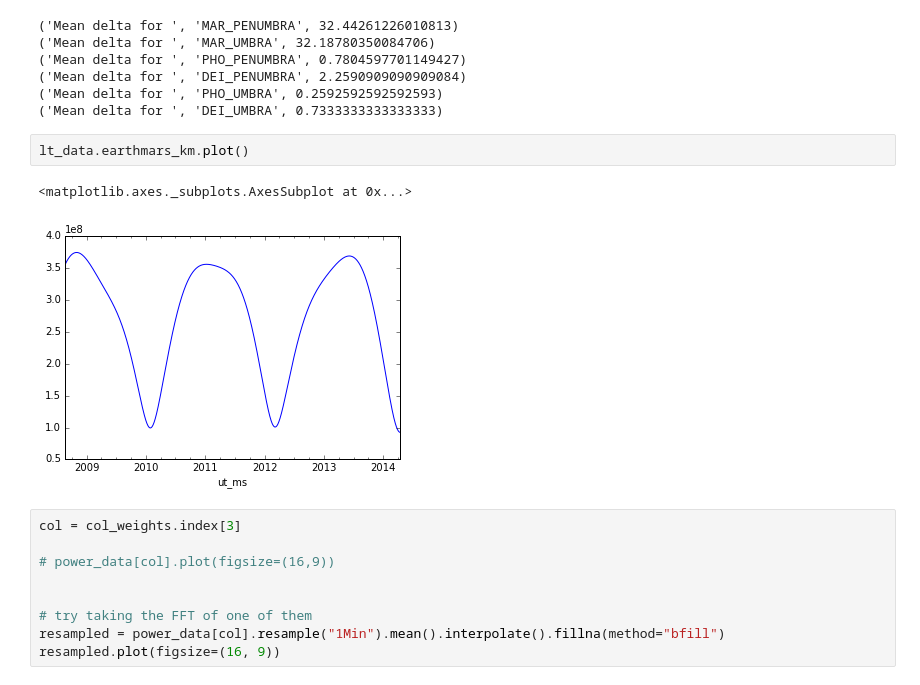
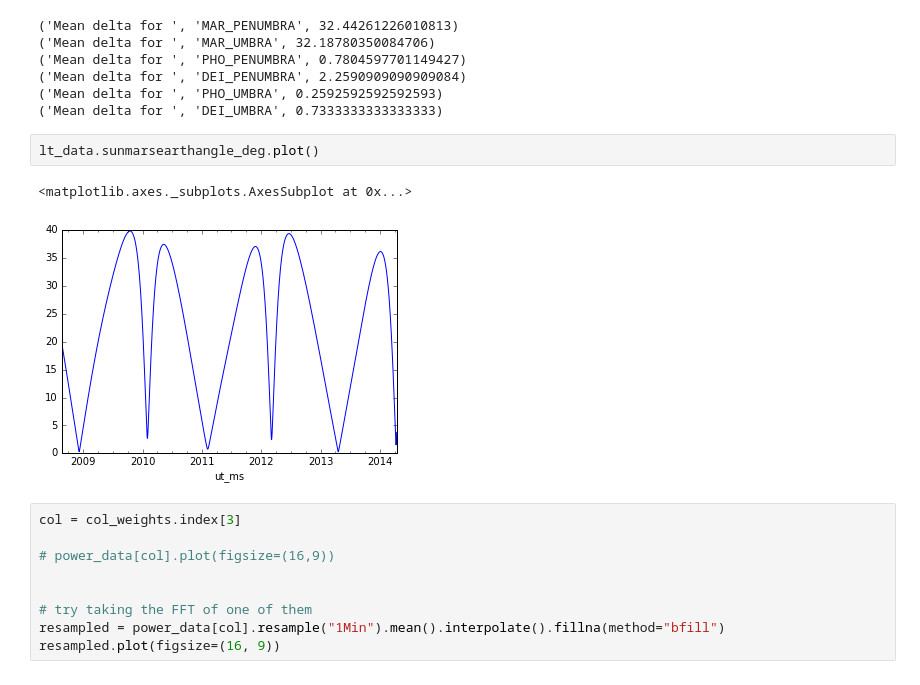
Before and after one commit to ktrnka/mars-express, a Jupyter notebook: src/data exploration.ipynb, the cells around one changed output. Cells and saved outputs as stored; diff of their text form.

```diff
--- a/src/data exploration.ipynb
+++ b/src/data exploration.ipynb
@@ -221,10 +221,10 @@ for event_name in event_counts.index[event_counts.index.str.contains("START")]:
 ('Mean delta for ', 'PHO_UMBRA', 0.2592592592592593)
 ('Mean delta for ', 'DEI_UMBRA', 0.7333333333333333)
 # %%
-lt_data.earthmars_km.plot()
+lt_data.sunmarsearthangle_deg.plot()
 # %% [output]
 <matplotlib.axes._subplots.AxesSubplot at 0x...>
-[figure, old version]
+[figure, new version]
 # %%
 col = col_weights.index[3]
 
```
Also changed, not shown: parts of 10 cells of this notebook, 2 other files.
